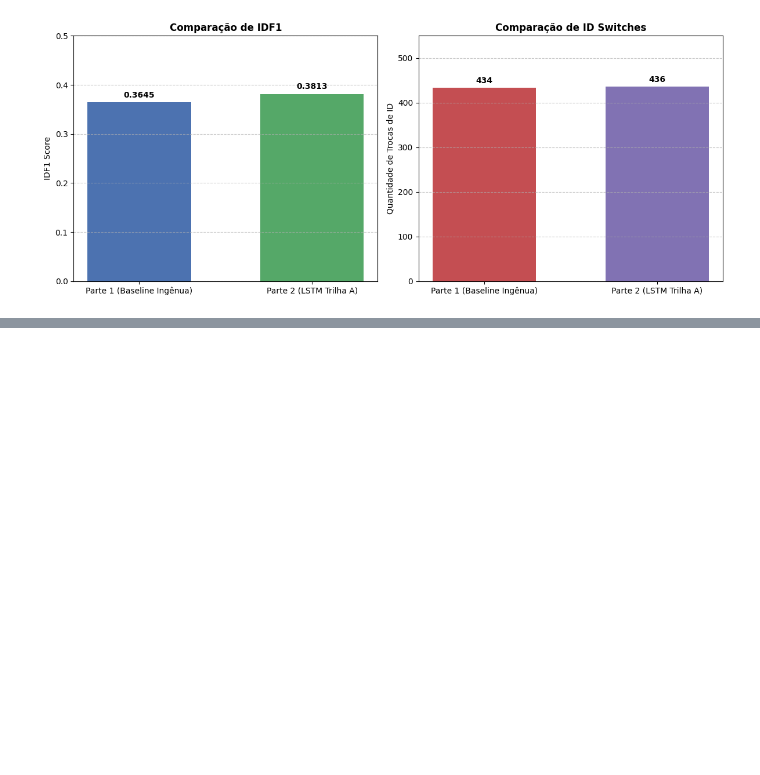
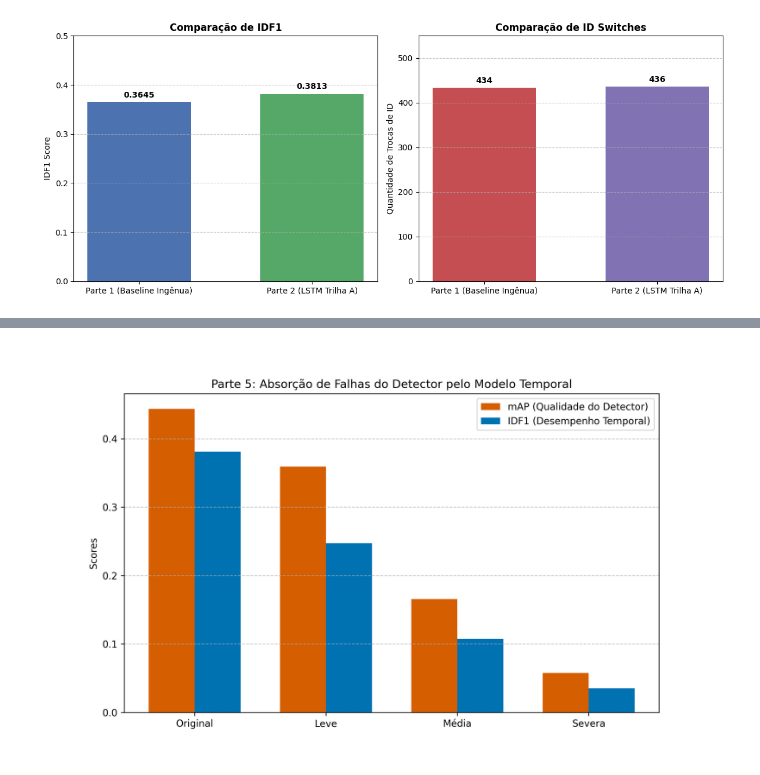
Before and after one commit to G-mikael/DL_PA2, a Jupyter notebook: PA2_Deep_Learning.ipynb, the cells around one changed output, grey strips where cells are left out. Cells and saved outputs as stored; diff of their text form; code cells hidden in the pictures; blank space fills up the shorter version.

```diff
--- a/PA2_Deep_Learning.ipynb
+++ b/PA2_Deep_Learning.ipynb
@@ -190,0 +248,5 @@ plt.show()
+# %%
+image_path_part5 = 'outputs/part5_experiments/estresse_detector.png'
+Image(filename=image_path_part5)
+# %% [output]
+[figure, added]
```
Also changed, not shown: parts of 9 cells of this notebook.
